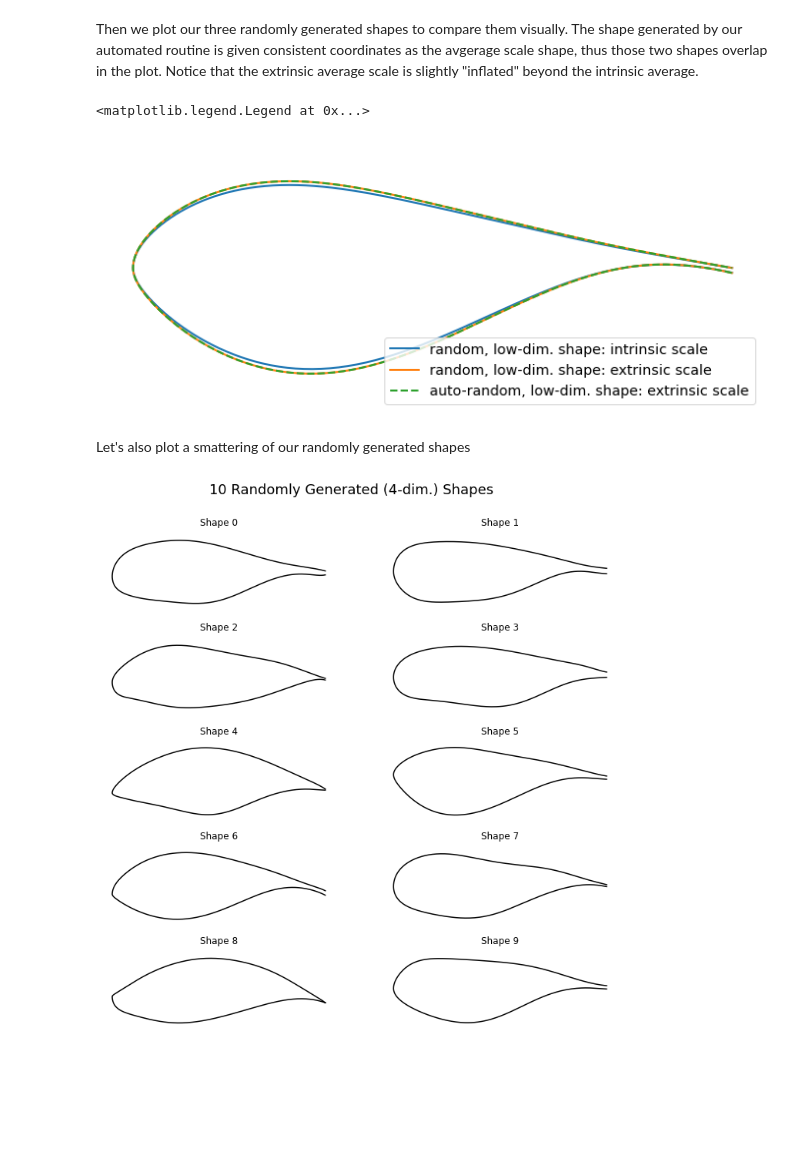
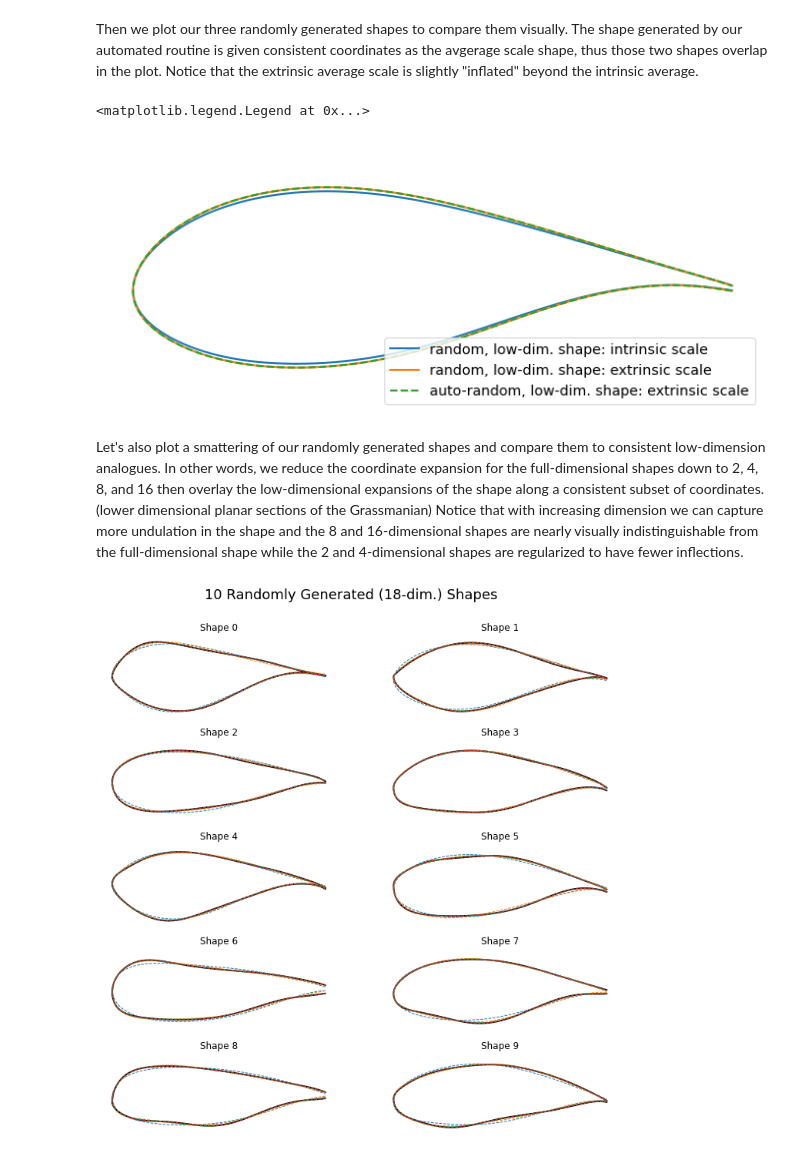
Before and after one commit to NREL/G2Aero, a Jupyter notebook: examples/notebooks/1_Generating_Airfoils.ipynb, the cells around one changed output. Drawn from its saved outputs; the diff is of its cells as text; code cells hidden in the pictures; blank space fills up the shorter version.

Commit message:
Updating notebooks to utilize new dimension selection conventions

```diff
--- a/examples/notebooks/1_Generating_Airfoils.ipynb
+++ b/examples/notebooks/1_Generating_Airfoils.ipynb
@@ -58,9 +58,10 @@ Note: "warnings" are issued by the automated routine when a shape intersects its
 np.random.default_rng(seed=42)
 # assign r as the dimension of the PGA shape
 r = 4 # should always be less than or equal to 2*(n_landmarks - 2)
+pga.t = pga.t[:,:r]
 
 # compute eigenspaces of covariances over Gr(n,2) coordinates
-Lambda_t, W_t = np.linalg.eigh(1/np.sqrt(pga.t.shape[0]-1)*( pga.t[:,:r].T @ pga.t[:,:r]))
+Lambda_t, W_t = np.linalg.eigh(1/np.sqrt(pga.t.shape[0]-1)*( pga.t.T @ pga.t))
 
 # sample a random coordinate with reduce variation to protect against self-intersection
 rnd_t = (W_t @ np.diag(Lambda_t)) @ np.random.normal(0,0.25,size=(r,1))
@@ -72,9 +73,11 @@ rnd_shape_avg = pga.PGA2shape(rnd_t.T,M=pga.M_mean,b=pga.b_mean)
 
 # the process of generating a random shape with extrinsic average scale is also automated using:
 rnd_shape_auto, _, _ = pga.generate_perturbed_shapes(coef=rnd_t.T,n=1)
-# we can also use this routine to generate as many non-intersecting shapes as desired by setting `n':
-rnd_shapes, _, _ = pga.generate_perturbed_shapes(n=10)
+# we can also use this routine to generate as many non-intersecting r-dim. shapes as desired by setting `n':
+# in this case n=10 samples and we utilize the full-dimension expansion (r=18)
+rnd_shapes, _, rnd_coef = pga.generate_perturbed_shapes(n=10,n_modes=18)
 print('\n')
 print('Random data:')
-print(f'Random shape data: {rnd_shapes.shape}')
+print(f'Random shapes shape: {rnd_shapes.shape}')
+print(f'Random coord. shape: {rnd_coef.shape}')
 # %% [output]
@@ -100,27 +98,33 @@ ax.axis('equal')
 ax.legend(fontsize='x-large')
 # %% [output]
 <matplotlib.legend.Legend at 0x...>
-[figure, old version]
+[figure, new version]
 # %% [markdown]
-Let's also plot a smattering of our randomly generated shapes
+Let's also plot a smattering of our randomly generated shapes and compare them to consistent low-dimension analogues. In other words, we reduce the coordinate expansion for the full-dimensional shapes down to 2, 4, 8, and 16 then overlay the low-dimensional expansions of the shape along a consistent subset of coordinates. (lower dimensional planar sections of the Grassmanian) Notice that with increasing dimension we can capture more undulation in the shape and the 8 and 16-dimensional shapes are nearly visually indistinguishable from the full-dimensional shape while the 2 and 4-dimensional shapes are regularized to have fewer inflections.
 # %%
 # plot automatically generated random shapes
 plt.figure(figsize=(12, 12))
 plt.subplots_adjust(hspace=0.25)
-plt.suptitle(f"{10} Randomly Generated ({r}-dim.) Shapes", fontsize=18, y=0.95)
+plt.suptitle(f"{10} Randomly Generated ({18}-dim.) Shapes", fontsize=18, y=0.95)
 
+dims = [2,4,8,16]
 # loop through the length of shapes
 for i, shape in enumerate(rnd_shapes):
     # add a new subplot iteratively
     ax = plt.subplot(5, 2, i + 1)
 
     # plot the random shape
-    plt.plot(shape[:,0],shape[:,1],'k')
+    plt.plot(shape[:,0],shape[:,1],'k',linewidth=2)
+    # loop through low-dimension analouges
+    for dim in dims:
+        shape_low = pga.PGA2shape(rnd_coef[i,:dim],M=pga.M_mean,b=pga.b_mean)
+        plt.plot(shape_low[:,0],shape_low[:,1],'--',linewidth=1)
+
 
     # chart formatting
     ax.set_title(f'Shape {i}')
     ax.set_xlabel("")
     ax.axis('off')
     ax.axis('equal')
 # %% [output]
-[figure, old version]
+[figure, new version]
```
Also changed, not shown: parts of 5 cells of this notebook, 1 other file.
